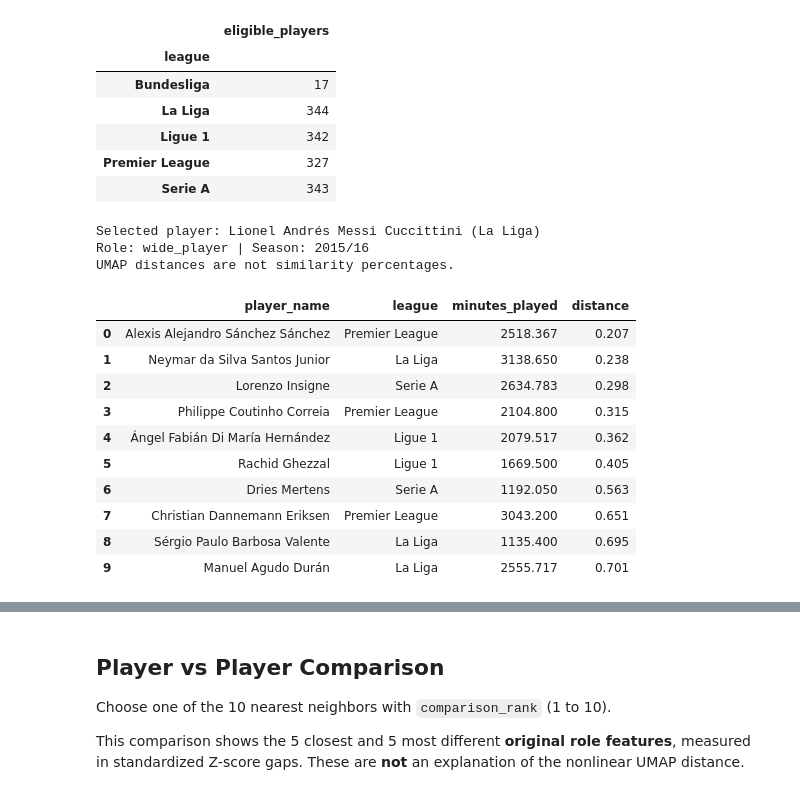
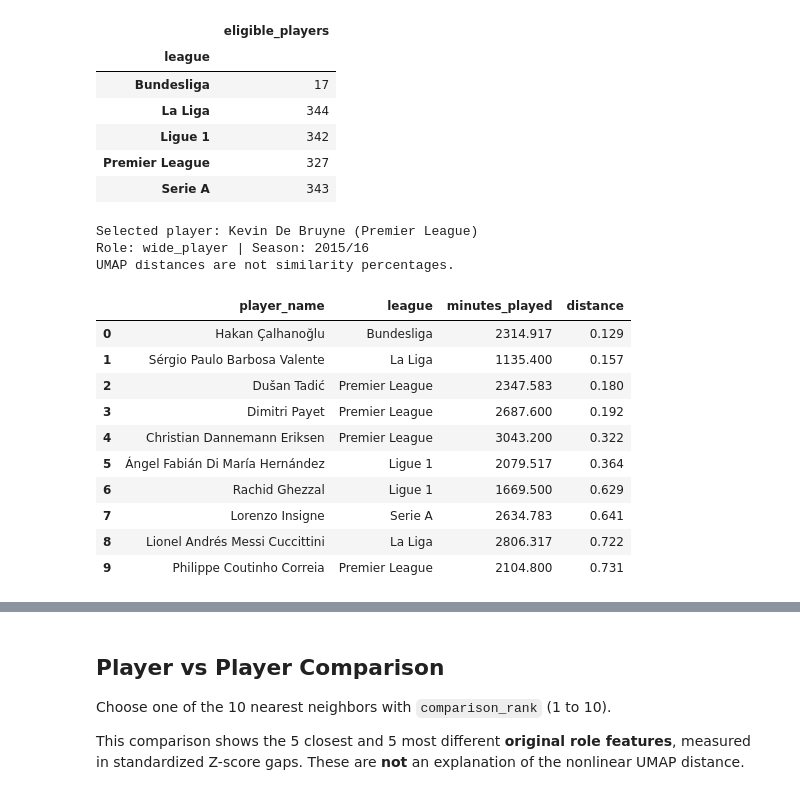
Before and after one commit to bilalDioufogbalet/football-similarity-player, a Jupyter notebook: notebooks/05_similarity_demo_big5.ipynb, the cells around one changed output, grey strips where cells are left out. Cells and saved outputs as stored; diff of their text form; code cells hidden in the pictures.

```diff
--- a/notebooks/05_similarity_demo_big5.ipynb
+++ b/notebooks/05_similarity_demo_big5.ipynb
@@ -79,7 +79,7 @@ Engine ready: 1373 eligible player profiles
 | Serie A | 343 |
 # %%
 # Search for a player by name (case-insensitive)
-search_name = "Messi"
+search_name = "De Bruyne"
 
 matches = catalog[
     catalog["player_name"].str.contains(
@@ -96,44 +96,44 @@ if len(matches) != 1:
 
 # Every profile is identified by (competition_id, season_id, player_id)
 player_key = tuple(int(v) for v in matches.index[0])
 competition_id, season_id, player_id = player_key
 role = matches.iloc[0]["role"]
 name_a = matches.iloc[0]["player_name"]
 label_a = f"{name_a} ({LEAGUE_NAMES[competition_id]})"
 
 results = find_similar_players_umap(
     player_id=player_id,
     competition_id=competition_id,
     season_id=season_id,
     matrices=matrices,
     models=models,
     top_k=10,
 )
 results["league"] = results["competition_id"].map(LEAGUE_NAMES)
 
 print(f"Selected player: {label_a}")
 print(f"Role: {role} | Season: 2015/16")
 print("UMAP distances are not similarity percentages.")
 display(
     results[
         ["player_name", "league", "minutes_played", "distance"]
     ].round(3)
 )
 # %% [output]
-Selected player: Lionel Andrés Messi Cuccittini (La Liga)
+Selected player: Kevin De Bruyne (Premier League)
 Role: wide_player | Season: 2015/16
 UMAP distances are not similarity percentages.
 |  | player_name | league | minutes_played | distance |
-| 0 | Alexis Alejandro Sánchez Sánchez | Premier League | 2518.367 | 0.207 |
-| 1 | Neymar da Silva Santos Junior | La Liga | 3138.650 | 0.238 |
-| 2 | Lorenzo Insigne | Serie A | 2634.783 | 0.298 |
-| 3 | Philippe Coutinho Correia | Premier League | 2104.800 | 0.315 |
-| 4 | Ángel Fabián Di María Hernández | Ligue 1 | 2079.517 | 0.362 |
-| 5 | Rachid Ghezzal | Ligue 1 | 1669.500 | 0.405 |
-| 6 | Dries Mertens | Serie A | 1192.050 | 0.563 |
-| 7 | Christian Dannemann Eriksen | Premier League | 3043.200 | 0.651 |
-| 8 | Sérgio Paulo Barbosa Valente | La Liga | 1135.400 | 0.695 |
-| 9 | Manuel Agudo Durán | La Liga | 2555.717 | 0.701 |
+| 0 | Hakan Çalhanoğlu | Bundesliga | 2314.917 | 0.129 |
+| 1 | Sérgio Paulo Barbosa Valente | La Liga | 1135.400 | 0.157 |
+| 2 | Dušan Tadić | Premier League | 2347.583 | 0.180 |
+| 3 | Dimitri Payet | Premier League | 2687.600 | 0.192 |
+| 4 | Christian Dannemann Eriksen | Premier League | 3043.200 | 0.322 |
+| 5 | Ángel Fabián Di María Hernández | Ligue 1 | 2079.517 | 0.364 |
+| 6 | Rachid Ghezzal | Ligue 1 | 1669.500 | 0.629 |
+| 7 | Lorenzo Insigne | Serie A | 2634.783 | 0.641 |
+| 8 | Lionel Andrés Messi Cuccittini | La Liga | 2806.317 | 0.722 |
+| 9 | Philippe Coutinho Correia | Premier League | 2104.800 | 0.731 |
 # %%
 data = matrices[role]
 X = data["X"]  # MultiIndex: competition_id, season_id, player_id
```
Also changed, not shown: parts of 5 cells of this notebook.
